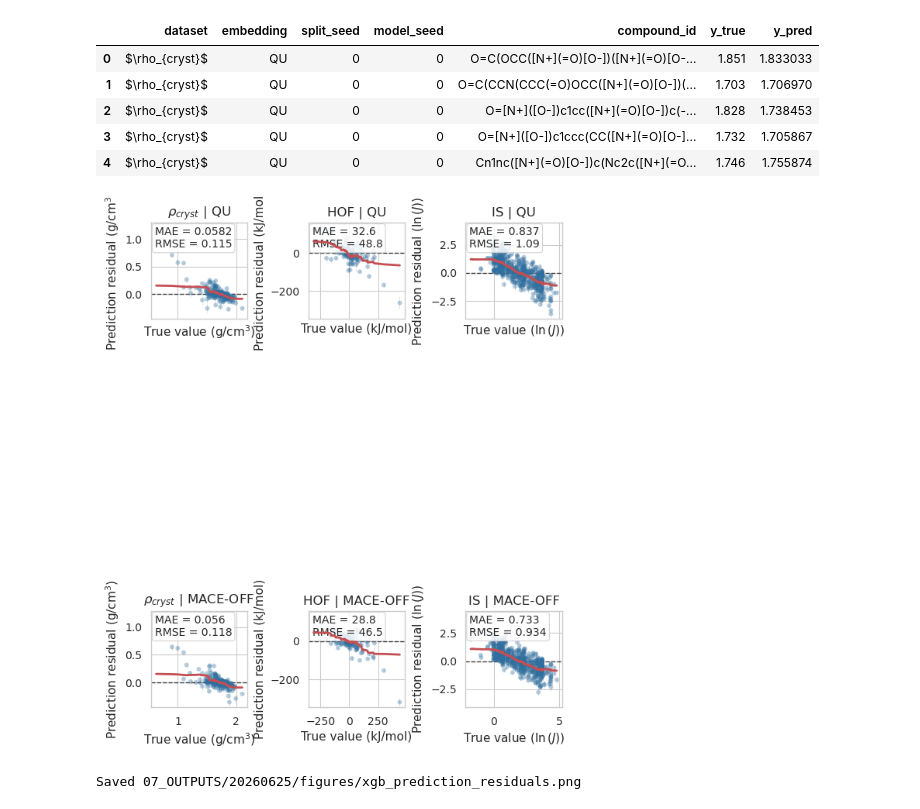
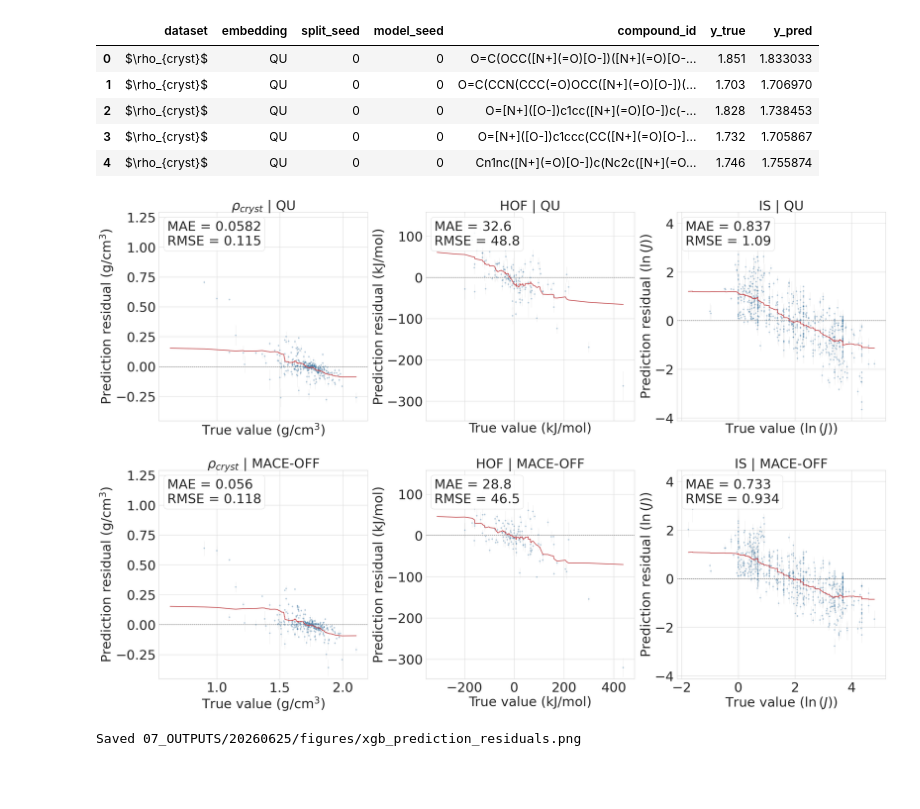
Before and after one commit to CABackman/fm-4-em, a Jupyter notebook: 06_NOTEBOOKS/04_results_processing.ipynb, the cells around one changed output. Cells and saved outputs as stored; diff of their text form; code cells hidden in the pictures; blank space fills up the shorter version.

Commit message:
adjust plots

```diff
--- a/06_NOTEBOOKS/04_results_processing.ipynb
+++ b/06_NOTEBOOKS/04_results_processing.ipynb
@@ -624,14 +624,14 @@ Wrote 16000 predictions to /home/andre/01_FOUNDATION_MODELS/deep_dive_xgb_predic
 # %%
 fig = plot_residual_grid(
     predictions_df,
     embeddings=["QU", "MACE-OFF"],
     show_pred_std=True,
     use_aggregated=True,
-    figsize=(6, 10),
+    figsize=(30, 20),
 )
 save_figure(fig, "xgb_prediction_residuals.png");
 # %% [output]
-[figure, old version]
+[figure, new version]
 Saved 07_OUTPUTS/20260625/figures/xgb_prediction_residuals.png
 # %%
 fig = plot_parity_grid(
```
Also changed, not shown: parts of 1 cell of this notebook, 1 other file.
